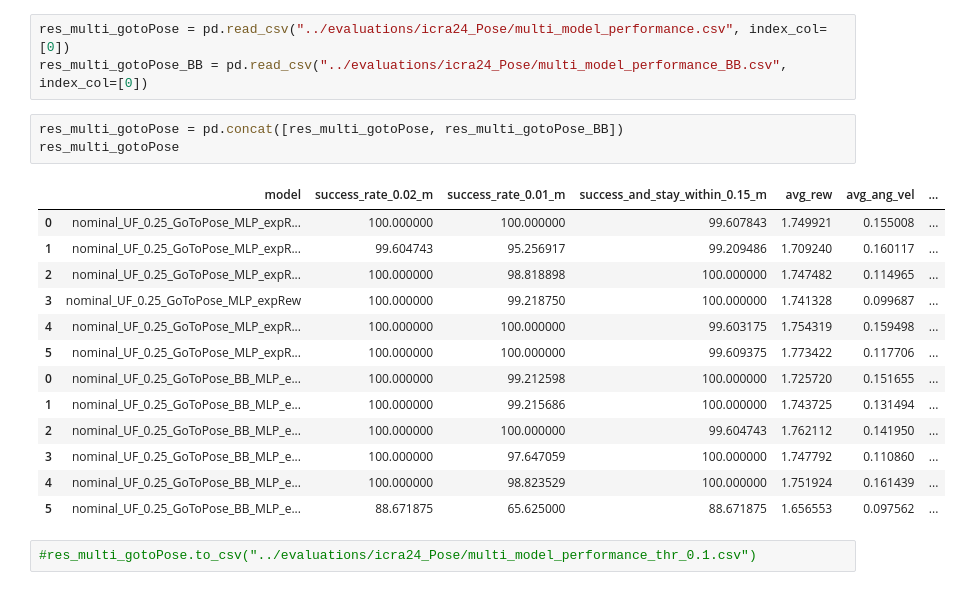
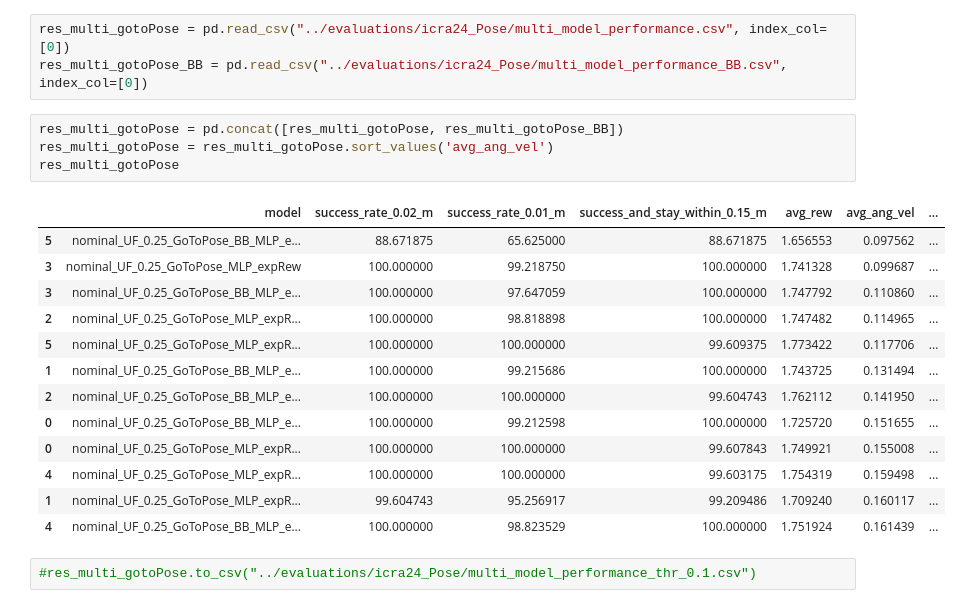
Before and after one commit to elharirymatteo/RANS, a Jupyter notebook: omniisaacgymenvs/utils/test_plots.ipynb, the cells around one changed output. Drawn from its saved outputs; the diff is of its cells as text.

```diff
--- a/omniisaacgymenvs/utils/test_plots.ipynb
+++ b/omniisaacgymenvs/utils/test_plots.ipynb
@@ -248,21 +249,22 @@ res_multi_gotoPose = pd.read_csv("../evaluations/icra24_Pose/multi_model_perform
 res_multi_gotoPose_BB = pd.read_csv("../evaluations/icra24_Pose/multi_model_performance_BB.csv", index_col=[0])
 # %%
 res_multi_gotoPose = pd.concat([res_multi_gotoPose, res_multi_gotoPose_BB])
+res_multi_gotoPose = res_multi_gotoPose.sort_values('avg_ang_vel')
 res_multi_gotoPose
 # %% [output]
 |  | model | success_rate_0.02_m | success_rate_0.01_m | success_and_stay_within_0.15_m | avg_rew | avg_ang_vel | ... |
-| 0 | nominal_UF_0.25_GoToPose_MLP_expR... | 100.000000 | 100.000000 | 99.607843 | 1.749921 | 0.155008 | ... |
-| 1 | nominal_UF_0.25_GoToPose_MLP_expR... | 99.604743 | 95.256917 | 99.209486 | 1.709240 | 0.160117 | ... |
+| 5 | nominal_UF_0.25_GoToPose_BB_MLP_e... | 88.671875 | 65.625000 | 88.671875 | 1.656553 | 0.097562 | ... |
+| 3 | nominal_UF_0.25_GoToPose_MLP_expRew | 100.000000 | 99.218750 | 100.000000 | 1.741328 | 0.099687 | ... |
+| 3 | nominal_UF_0.25_GoToPose_BB_MLP_e... | 100.000000 | 97.647059 | 100.000000 | 1.747792 | 0.110860 | ... |
 | 2 | nominal_UF_0.25_GoToPose_MLP_expR... | 100.000000 | 98.818898 | 100.000000 | 1.747482 | 0.114965 | ... |
-| 3 | nominal_UF_0.25_GoToPose_MLP_expRew | 100.000000 | 99.218750 | 100.000000 | 1.741328 | 0.099687 | ... |
-| 4 | nominal_UF_0.25_GoToPose_MLP_expR... | 100.000000 | 100.000000 | 99.603175 | 1.754319 | 0.159498 | ... |
 | 5 | nominal_UF_0.25_GoToPose_MLP_expR... | 100.000000 | 100.000000 | 99.609375 | 1.773422 | 0.117706 | ... |
-| 0 | nominal_UF_0.25_GoToPose_BB_MLP_e... | 100.000000 | 99.212598 | 100.000000 | 1.725720 | 0.151655 | ... |
 | 1 | nominal_UF_0.25_GoToPose_BB_MLP_e... | 100.000000 | 99.215686 | 100.000000 | 1.743725 | 0.131494 | ... |
 | 2 | nominal_UF_0.25_GoToPose_BB_MLP_e... | 100.000000 | 100.000000 | 99.604743 | 1.762112 | 0.141950 | ... |
-| 3 | nominal_UF_0.25_GoToPose_BB_MLP_e... | 100.000000 | 97.647059 | 100.000000 | 1.747792 | 0.110860 | ... |
+| 0 | nominal_UF_0.25_GoToPose_BB_MLP_e... | 100.000000 | 99.212598 | 100.000000 | 1.725720 | 0.151655 | ... |
+| 0 | nominal_UF_0.25_GoToPose_MLP_expR... | 100.000000 | 100.000000 | 99.607843 | 1.749921 | 0.155008 | ... |
+| 4 | nominal_UF_0.25_GoToPose_MLP_expR... | 100.000000 | 100.000000 | 99.603175 | 1.754319 | 0.159498 | ... |
+| 1 | nominal_UF_0.25_GoToPose_MLP_expR... | 99.604743 | 95.256917 | 99.209486 | 1.709240 | 0.160117 | ... |
 | 4 | nominal_UF_0.25_GoToPose_BB_MLP_e... | 100.000000 | 98.823529 | 100.000000 | 1.751924 | 0.161439 | ... |
-| 5 | nominal_UF_0.25_GoToPose_BB_MLP_e... | 88.671875 | 65.625000 | 88.671875 | 1.656553 | 0.097562 | ... |
 # %%
 #res_multi_gotoPose.to_csv("../evaluations/icra24_Pose/multi_model_performance_thr_0.1.csv")
 # %%
```
Also changed, not shown: parts of 3 cells of this notebook, 1 other file.
